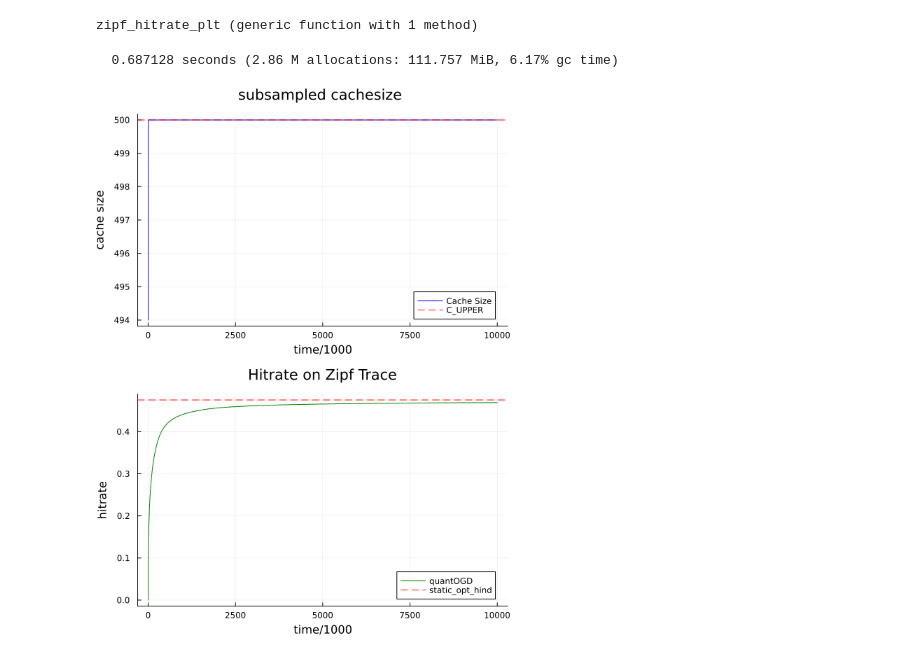
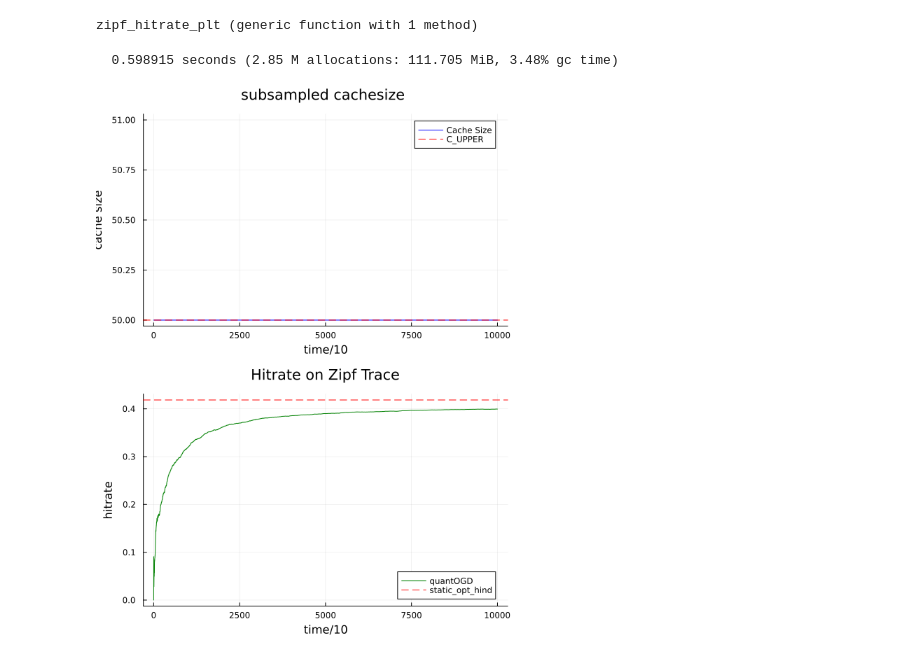
Before and after one commit to ISIPINK/online_caching, a Jupyter notebook: quantOGD_integral.ipynb, the cells around one changed output. Cells and saved outputs as stored; diff of their text form; code cells hidden in the pictures.

```diff
--- a/quantOGD_integral.ipynb
+++ b/quantOGD_integral.ipynb
@@ -81,7 +81,7 @@ function init_quant_OGD_integral(;
     C_UPPER = floor(C * (1+overhead_cache_rate))
     d = 0
     lazy_update = 1
-    init_count = min(div(ONE * C, N), ONE) + 1
+    init_count = min(div(ONE * (C+10), N), ONE) + 1
     counter = Dict(i => init_count for i in 1:N)
     uniforms = Dict(i => rand(1:ONE) for i in 1:N)
     dlook = Dict{Typ,Set{Typ}}()
@@ -200,10 +200,10 @@ zipf_hitrate_plt (generic function with 1 method)
 # %%
 test_time(T = 10^6, N=10^4, overhead_cache_rate =0.01, alpha=0.6, Typ = UInt16)
 # %% [output]
-  0.687128 seconds (2.86 M allocations: 111.757 MiB, 6.17% gc time)
+  0.598915 seconds (2.85 M allocations: 111.705 MiB, 3.48% gc time)
 # %%
 profile(T = 10^6, N=10^4, overhead_cache_rate =0.01, alpha=0.6)
 # %%
-zipf_hitrate_plt(T=10^7, N=10^4, overhead_cache_rate=0.001, alpha=0.8, Typ=UInt32)
+zipf_hitrate_plt(T=10^5, N=10^3, overhead_cache_rate=0.001, alpha=0.8, Typ=UInt32)
 # %% [output]
-[figure, old version]
+[figure, new version]
```
Also changed, not shown: 4 other files.
